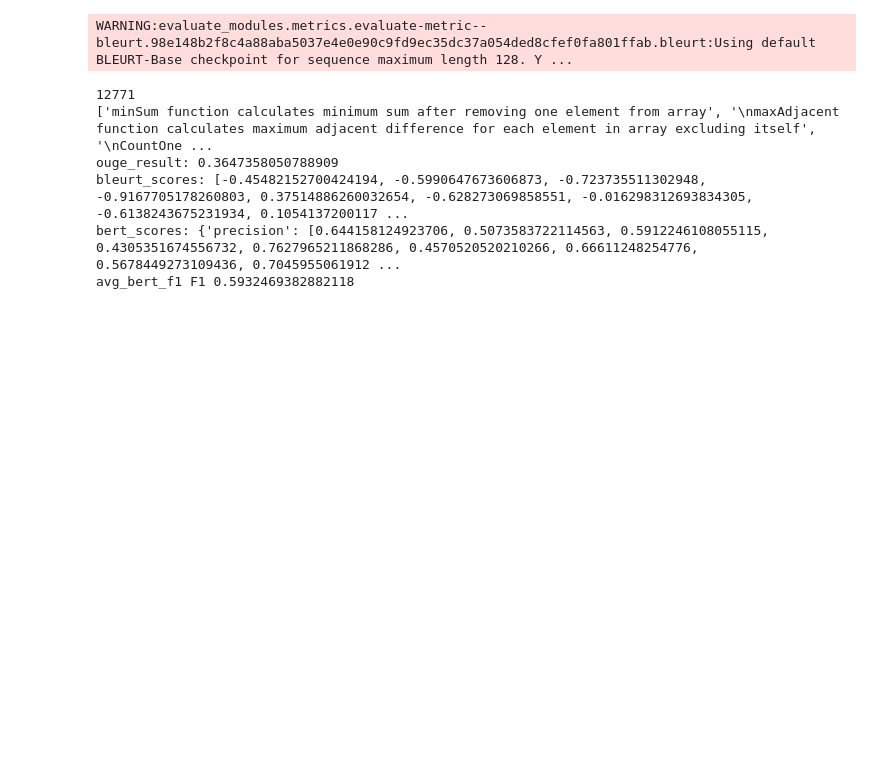
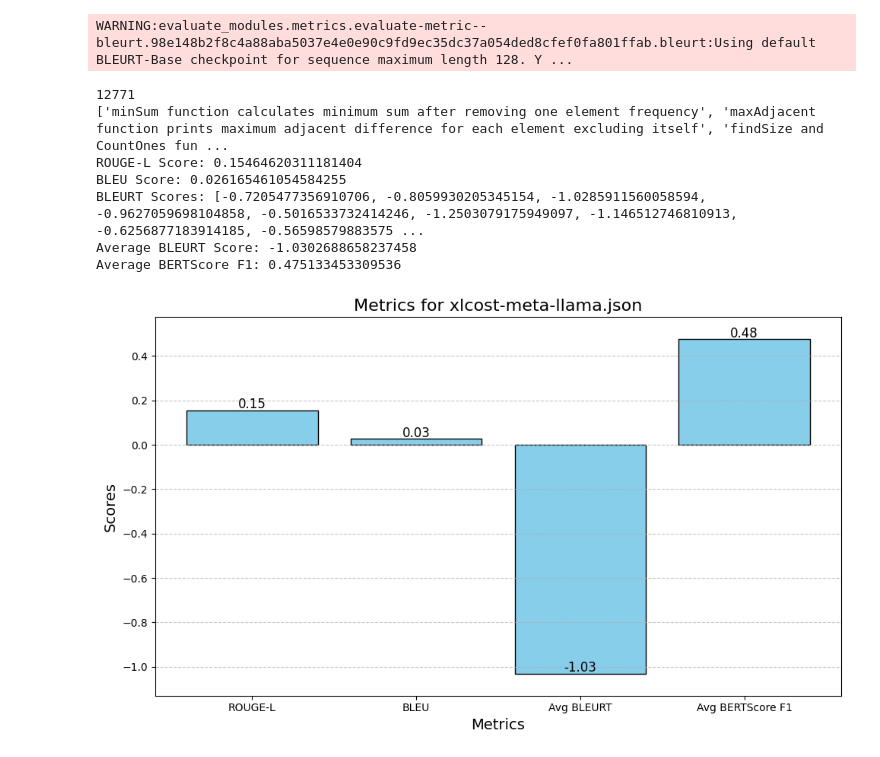
Before and after one commit to jachant/-ourse-paper, a Jupyter notebook: datasets (1).ipynb, the cells around one changed output. Cells and saved outputs as stored; diff of their text form; code cells hidden in the pictures; blank space fills up the shorter version.

Commit message:
[chnge dataset+graphs]

```diff
--- a/datasets.ipynb
+++ b/datasets (1).ipynb
@@ -87,7 +83,7 @@ from openai import OpenAI
 
 client = OpenAI(
   base_url="https://openrouter.ai/api/v1",
-  api_key="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",
+  api_key="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",
 )
 # %%
 system_message = {
@@ -95,9 +91,11 @@ system_message = {
       "content": "For each code snippet provided as input, output a very brief summary and nothing else. The summary must not include newline characters or full stop symbols. The number of summary outputs must exactly match the number of input code snippets, with each summary separated by the '$' symbol if there are multiple snippets"
     }
 # %%
+import os
 import json
 
 def save_to_json(dataset, summaries, references, left, right, filename):
+    # Создаем список данных для сохранения
     output_data = []
     for i in range(len(references)):
         if i >= len(summaries):
@@ -111,6 +109,12 @@ def save_to_json(dataset, summaries, references, left, right, filename):
         }
         output_data.append(entry)
 
+    # Создаем директорию, если она не существует
+    directory = os.path.dirname(filename)
+    if directory and not os.path.exists(directory):
+        os.makedirs(directory, exist_ok=True)
+
+    # Сохраняем данные в JSON
     with open(filename, 'w', encoding='utf-8') as f:
         json.dump(output_data, f, ensure_ascii=False, indent=2)
 # %%
@@ -163,22 +250,20 @@ def calculate_metrics(preds, refs):
 # %%
 preds, refs = get_summarization("meta-llama/llama-4-maverick:free", dataset_xlcost, 0, 20)
 if len(preds)>len(refs):
     preds = preds[:len(refs)]
 print(preds)
-save_to_json(dataset_xlcost, preds, refs, 0, 20, "xlcost.json")
-rouge_result, bleurt_scores, bert_scores, avg_bert_f1 = calculate_metrics(preds,refs)
-
-print("\rouge_result:", rouge_result)
-print("bleurt_scores:", bleurt_scores)
-print(f"bert_scores:", bert_scores)
-print(f"avg_bert_f1 F1", avg_bert_f1)
+save_to_json(dataset_xlcost, preds, refs, 0, 20, "xlcost-meta-llama.json")
+plot_metrics_from_file("xlcost-meta-llama.json")
+# res = calculate_metrics_from_file("xlcost-meta-llama.json")
 # %% [output]
 12771
-['minSum function calculates minimum sum after removing one element from array', '\nmaxAdjacent function calculates maximum adjacent difference for each element in array excluding itself', '\nCountOne ...
-ouge_result: 0.3647358050788909
-bleurt_scores: [-0.45482152700424194, -0.5990647673606873, -0.723735511302948, -0.9167705178260803, 0.37514886260032654, -0.628273069858551, -0.016298312693834305, -0.6138243675231934, 0.1054137200117 ...
-bert_scores: {'precision': [0.644158124923706, 0.5073583722114563, 0.5912246108055115, 0.4305351674556732, 0.7627965211868286, 0.4570520520210266, 0.66611248254776, 0.5678449273109436, 0.7045955061912 ...
-avg_bert_f1 F1 0.5932469382882118
+['minSum function calculates minimum sum after removing one element frequency', 'maxAdjacent function prints maximum adjacent difference for each element excluding itself', 'findSize and CountOnes fun ...
+ROUGE-L Score: 0.15464620311181404
+BLEU Score: 0.026165461054584255
+BLEURT Scores: [-0.7205477356910706, -0.8059930205345154, -1.0285911560058594, -0.9627059698104858, -0.5016533732414246, -1.2503079175949097, -1.146512746810913, -0.6256877183914185, -0.56598579883575 ...
+Average BLEURT Score: -1.0302688658237458
+Average BERTScore F1: 0.475133453309536
+[figure, added]
 # %%
 preds, refs = get_summarization("deepseek/deepseek-chat-v3-0324:free", dataset_code_x , 0, 100)
 rouge_result, bleurt_scores, bert_scores, avg_bert_f1 = calculate_metrics(preds,refs)
```
Also changed, not shown: parts of 5 cells of this notebook, 5 other files.
